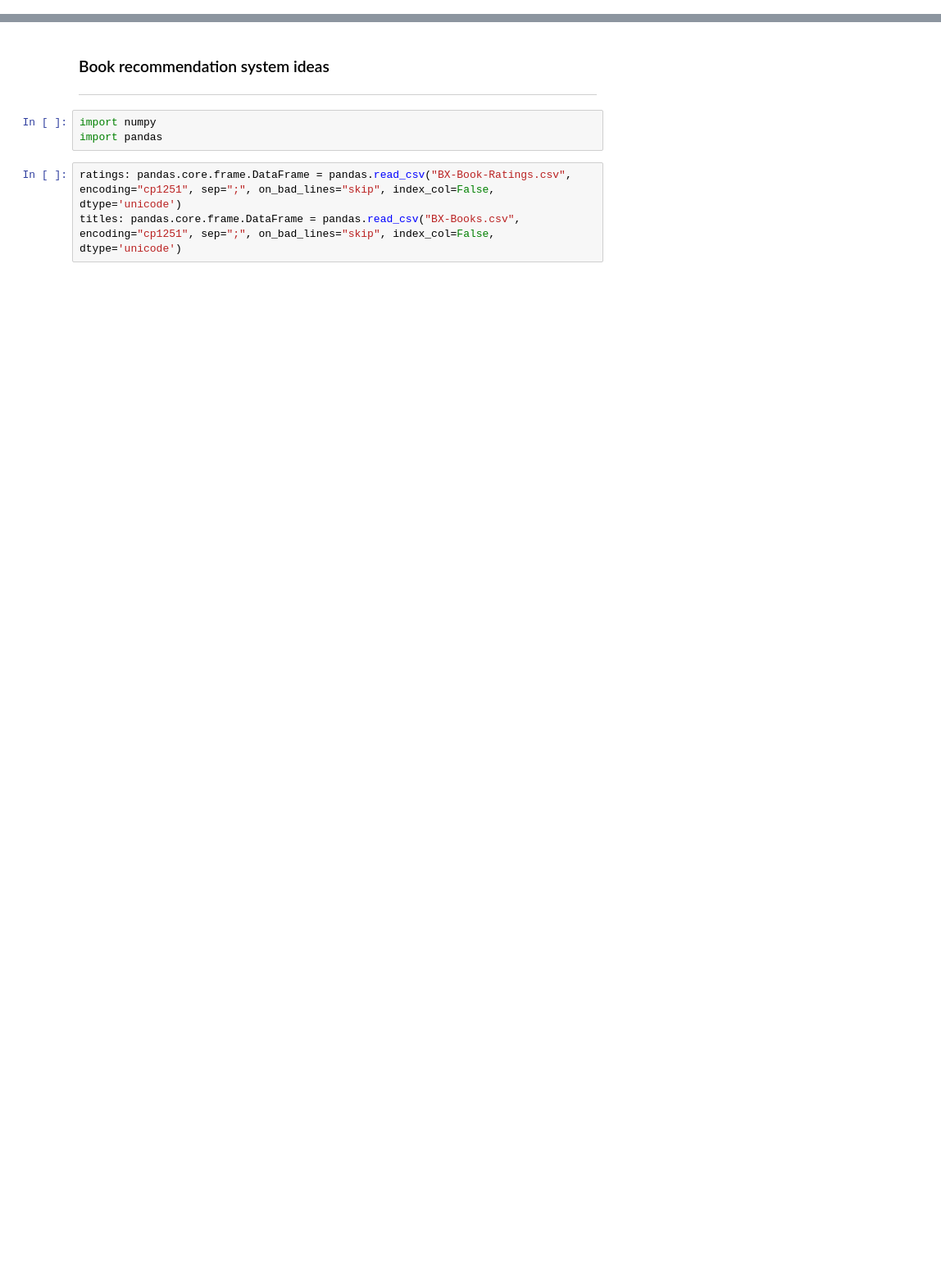
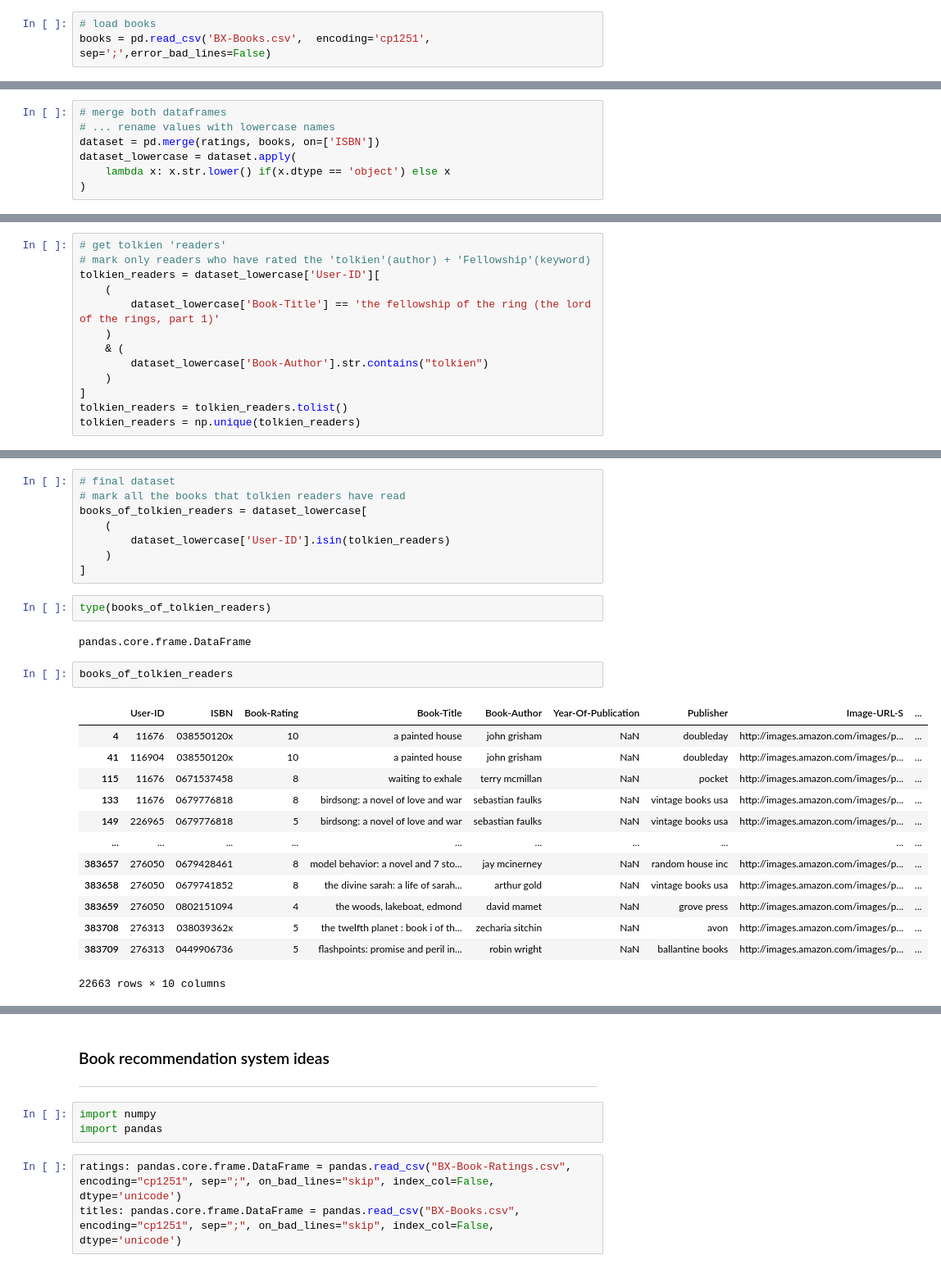
Before and after one commit to Bralor/book_recommender, a Jupyter notebook: book_ideas.ipynb, the cells around one changed output, grey strips where cells are left out. Shown at 82% size. Cells and saved outputs as stored; diff of their text form; blank space fills up the shorter version.

Commit message:
book_ideas.ipynb: review added

```diff
--- a/book_ideas.ipynb
+++ b/book_ideas.ipynb
@@ -0,0 +26,3 @@
+# %%
+# load books
+books = pd.read_csv('BX-Books.csv',  encoding='cp1251', sep=';',error_bad_lines=False)
@@ -0,0 +44,7 @@
+# %%
+# merge both dataframes
+# ... rename values with lowercase names
+dataset = pd.merge(ratings, books, on=['ISBN'])
+dataset_lowercase = dataset.apply(
+    lambda x: x.str.lower() if(x.dtype == 'object') else x
+)
@@ -0,0 +66,13 @@
+# %%
+# get tolkien 'readers'
+# mark only readers who have rated the 'tolkien'(author) + 'Fellowship'(keyword)
+tolkien_readers = dataset_lowercase['User-ID'][
+    (
+        dataset_lowercase['Book-Title'] == 'the fellowship of the ring (the lord of the rings, part 1)'
+    )
+    & (
+        dataset_lowercase['Book-Author'].str.contains("tolkien")
+    )
+]
+tolkien_readers = tolkien_readers.tolist()
+tolkien_readers = np.unique(tolkien_readers)
@@ -0,0 +99,28 @@
+# %%
+# final dataset
+# mark all the books that tolkien readers have read
+books_of_tolkien_readers = dataset_lowercase[
+    (
+        dataset_lowercase['User-ID'].isin(tolkien_readers)
+    )
+]
+# %%
+type(books_of_tolkien_readers)
+# %% [output]
+pandas.core.frame.DataFrame
+# %%
+books_of_tolkien_readers
+# %% [output]
+|  | User-ID | ISBN | Book-Rating | Book-Title | Book-Author | Year-Of-Publication | Publisher | Image-URL-S | ... |
+| 4 | 11676 | 038550120x | 10 | a painted house | john grisham | NaN | doubleday | http://images.amazon.com/images/p... | ... |
+| 41 | 116904 | 038550120x | 10 | a painted house | john grisham | NaN | doubleday | http://images.amazon.com/images/p... | ... |
+| 115 | 11676 | 0671537458 | 8 | waiting to exhale | terry mcmillan | NaN | pocket | http://images.amazon.com/images/p... | ... |
+| 133 | 11676 | 0679776818 | 8 | birdsong: a novel of love and war | sebastian faulks | NaN | vintage books usa | http://images.amazon.com/images/p... | ... |
+| 149 | 226965 | 0679776818 | 5 | birdsong: a novel of love and war | sebastian faulks | NaN | vintage books usa | http://images.amazon.com/images/p... | ... |
+| ... | ... | ... | ... | ... | ... | ... | ... | ... | ... |
+| 383657 | 276050 | 0679428461 | 8 | model behavior: a novel and 7 sto... | jay mcinerney | NaN | random house inc | http://images.amazon.com/images/p... | ... |
+| 383658 | 276050 | 0679741852 | 8 | the divine sarah: a life of sarah... | arthur gold | NaN | vintage books usa | http://images.amazon.com/images/p... | ... |
+| 383659 | 276050 | 0802151094 | 4 | the woods, lakeboat, edmond | david mamet | NaN | grove press | http://images.amazon.com/images/p... | ... |
+| 383708 | 276313 | 038039362x | 5 | the twelfth planet : book i of th... | zecharia sitchin | NaN | avon | http://images.amazon.com/images/p... | ... |
+| 383709 | 276313 | 0449906736 | 5 | flashpoints: promise and peril in... | robin wright | NaN | ballantine books | http://images.amazon.com/images/p... | ... |
+22663 rows × 10 columns
```
Also changed, not shown: parts of 37 cells of this notebook.
